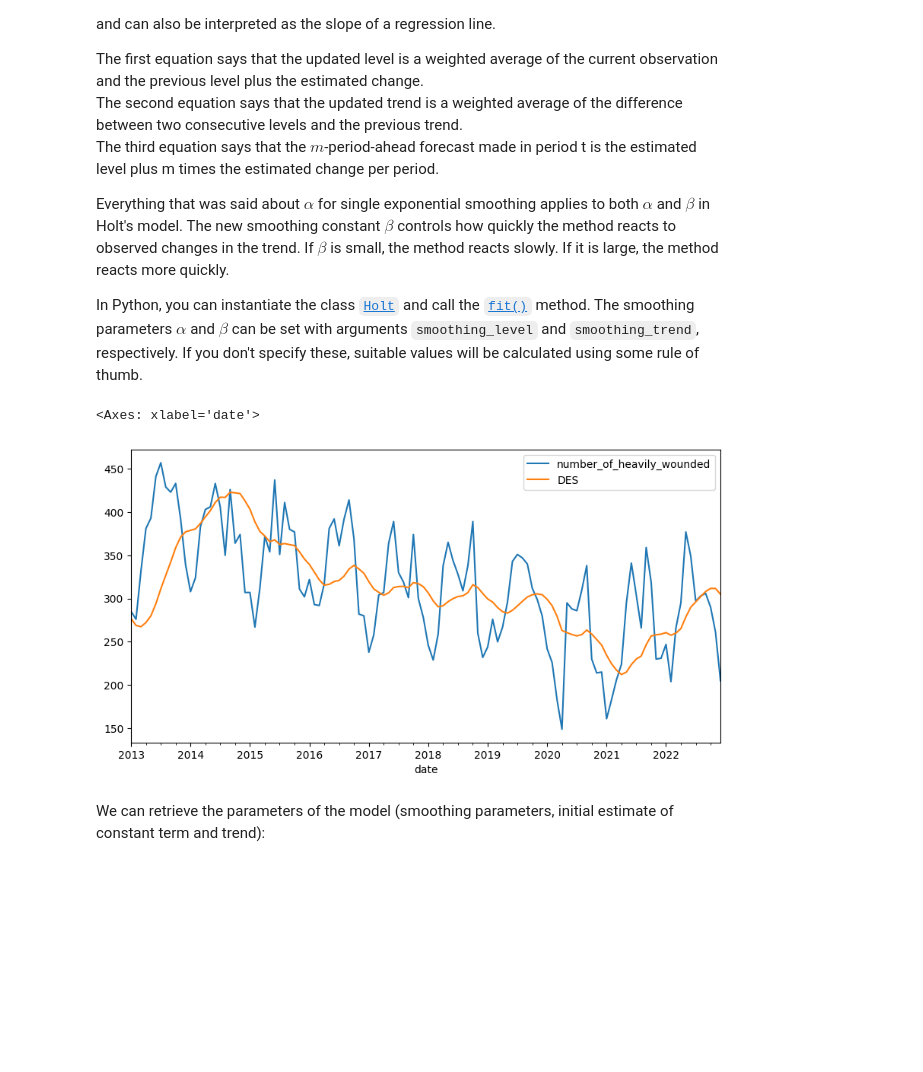
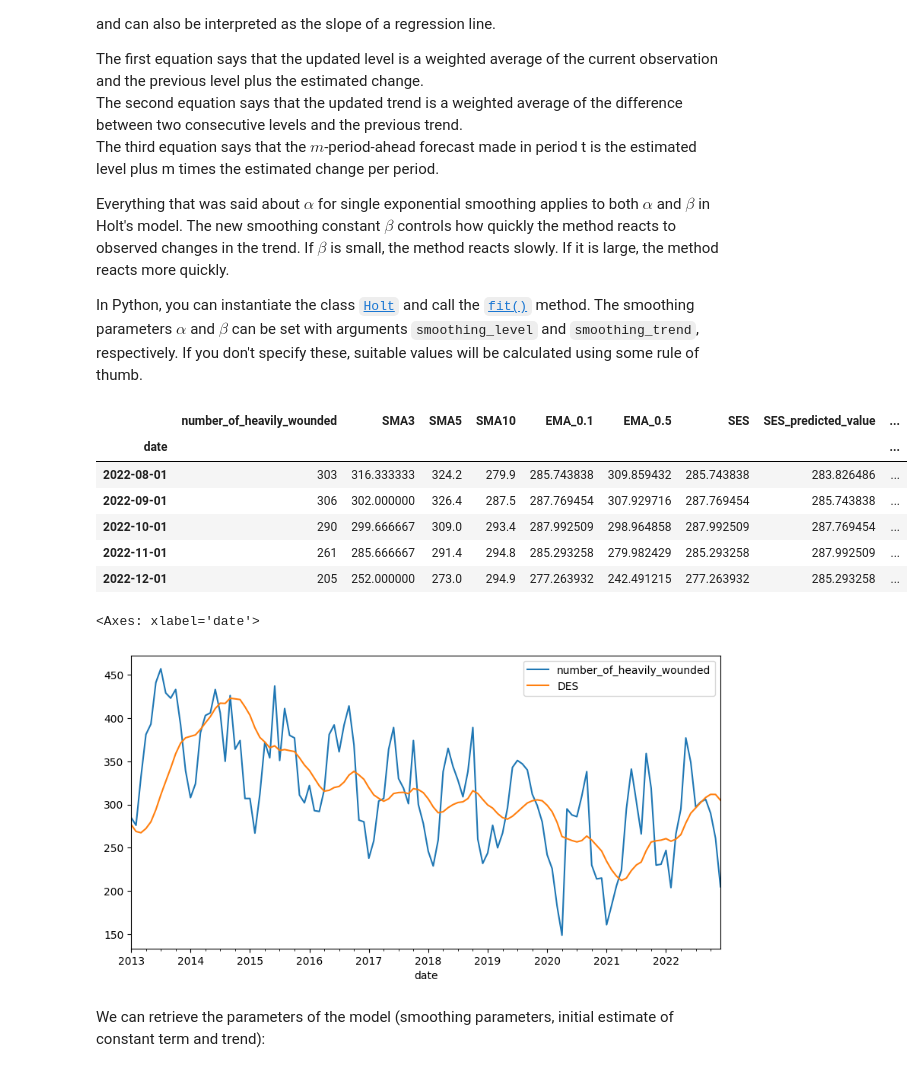
Before and after one commit to HoGentTIN/dsai-labs, a Jupyter notebook: 7-time-series/demo-7.01-time-series.ipynb, the cells around one changed output. Drawn from its saved outputs; the diff is of its cells as text; code cells hidden in the pictures; blank space fills up the shorter version.

```diff
--- a/7-time-series/demo-7.01-time-series.ipynb
+++ b/7-time-series/demo-7.01-time-series.ipynb
@@ -294,0 +338,3 @@ array([277.26393201, 277.26393201, 277.26393201, 277.26393201,
+# %%
+data['SES_predicted_value'] = data_ses.fittedvalues
+data.tail()
@@ -344,13 +382,23 @@ In Python, you can instantiate the class [`Holt`](https://www.statsmodels.org/st
 # %%
 from statsmodels.tsa.api import Holt
 
 data_des = Holt(data['number_of_heavily_wounded']).fit(smoothing_level=.1, smoothing_trend=.2)
 
 data['DES'] = data_des.level
-data.plot(y=['number_of_heavily_wounded',  'DES'], figsize=[10,5])
+data.tail()
 # %% [output]
-<Axes: xlabel='date'>
-[figure, removed]
+|  | number_of_heavily_wounded | SMA3 | SMA5 | SMA10 | EMA_0.1 | EMA_0.5 | SES | SES_predicted_value | ... |
+| date |  |  |  |  |  |  |  |  | ... |
+| 2022-08-01 | 303 | 316.333333 | 324.2 | 279.9 | 285.743838 | 309.859432 | 285.743838 | 283.826486 | ... |
+| 2022-09-01 | 306 | 302.000000 | 326.4 | 287.5 | 287.769454 | 307.929716 | 287.769454 | 285.743838 | ... |
+| 2022-10-01 | 290 | 299.666667 | 309.0 | 293.4 | 287.992509 | 298.964858 | 287.992509 | 287.769454 | ... |
+| 2022-11-01 | 261 | 285.666667 | 291.4 | 294.8 | 285.293258 | 279.982429 | 285.293258 | 287.992509 | ... |
+| 2022-12-01 | 205 | 252.000000 | 273.0 | 294.9 | 277.263932 | 242.491215 | 277.263932 | 285.293258 | ... |
+# %%
+data.plot(y=['number_of_heavily_wounded',  'DES'], figsize=[10,5])
+# %% [output]
+<Axes: xlabel='date'>
+[figure, added]
 # %% [markdown]
 We can retrieve the parameters of the model (smoothing parameters, initial estimate of constant term and trend):
 # %%
```
Also changed, not shown: parts of 20 cells of this notebook.
